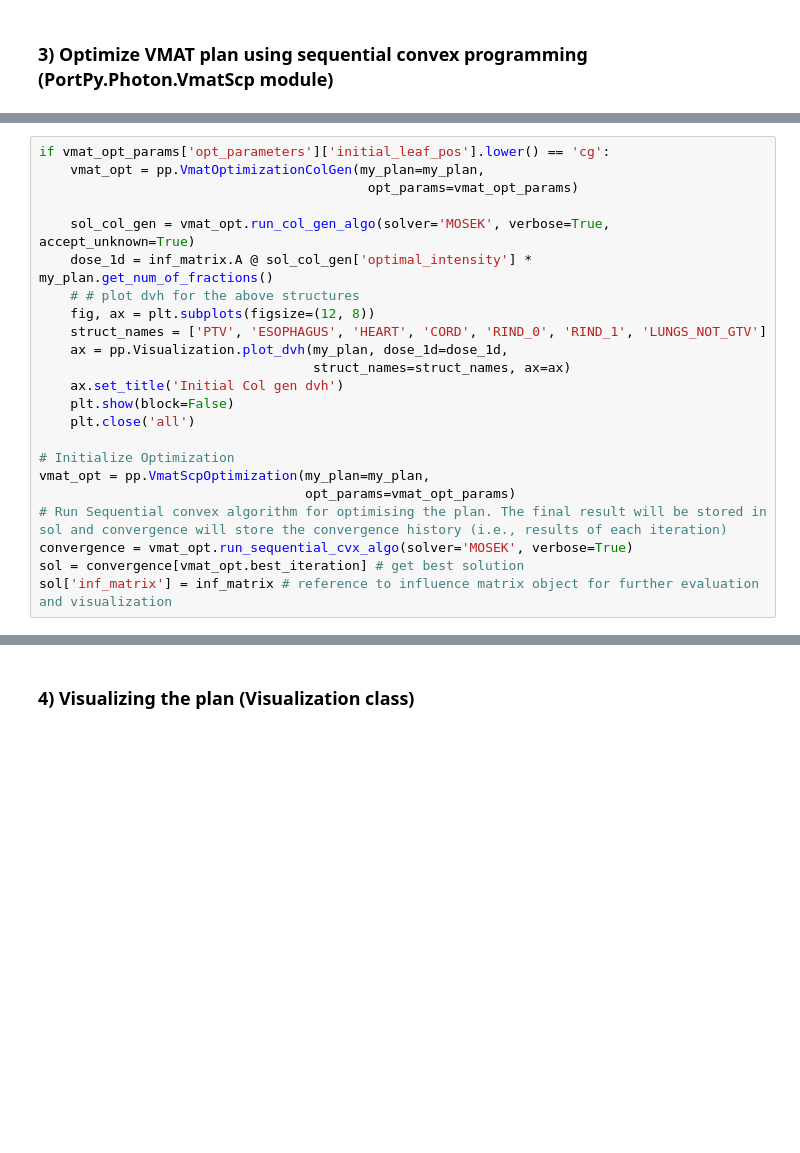
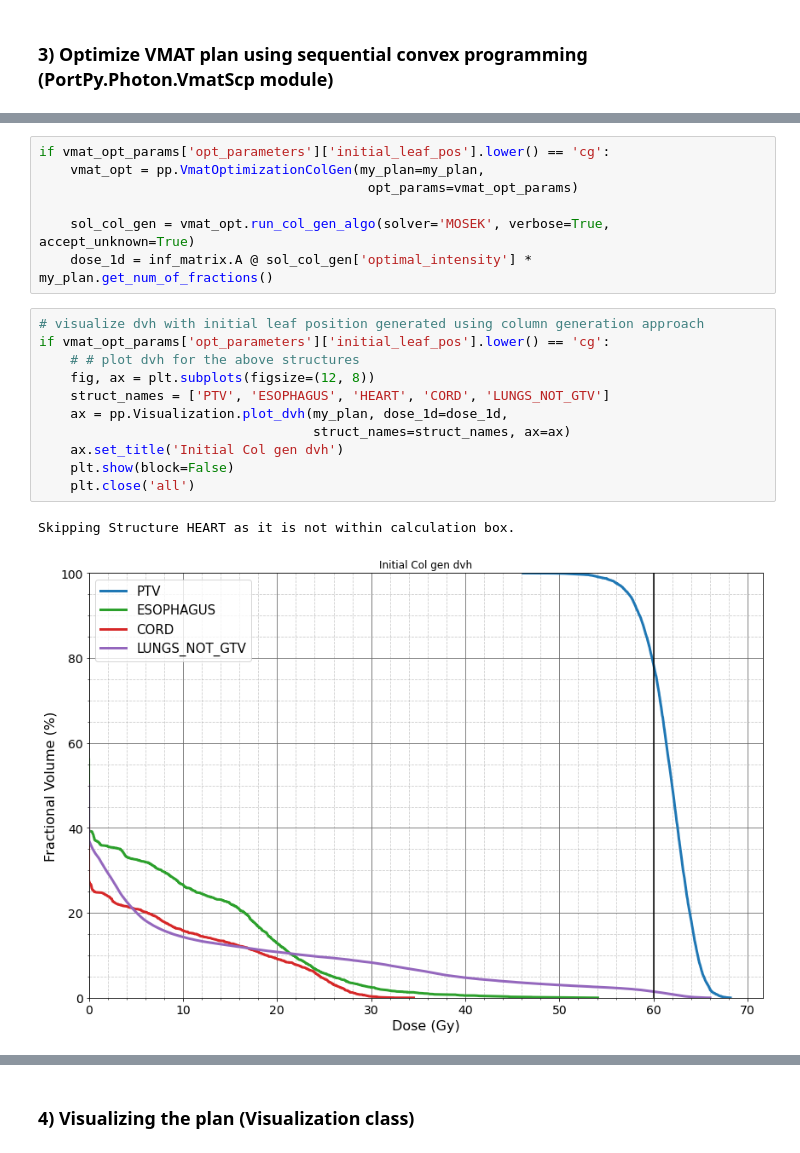
Before and after one commit to PortPy-Project/PortPy, a Jupyter notebook: examples/vmat_scp_tutorial.ipynb, the cells around one changed output, grey strips where cells are left out. Drawn from its saved outputs; the diff is of its cells as text; blank space fills up the shorter version.

```diff
--- a/examples/vmat_scp_tutorial.ipynb
+++ b/examples/vmat_scp_tutorial.ipynb
@@ -120,19 +146,17 @@ if vmat_opt_params['opt_parameters']['initial_leaf_pos'].lower() == 'cg':
 
     sol_col_gen = vmat_opt.run_col_gen_algo(solver='MOSEK', verbose=True, accept_unknown=True)
     dose_1d = inf_matrix.A @ sol_col_gen['optimal_intensity'] * my_plan.get_num_of_fractions()
-    # # plot dvh for the above structures
-    fig, ax = plt.subplots(figsize=(12, 8))
-    struct_names = ['PTV', 'ESOPHAGUS', 'HEART', 'CORD', 'RIND_0', 'RIND_1', 'LUNGS_NOT_GTV']
-    ax = pp.Visualization.plot_dvh(my_plan, dose_1d=dose_1d,
-                                   struct_names=struct_names, ax=ax)
-    ax.set_title('Initial Col gen dvh')
-    plt.show(block=False)
-    plt.close('all')
-
-# Initialize Optimization
-vmat_opt = pp.VmatScpOptimization(my_plan=my_plan,
-                                  opt_params=vmat_opt_params)
-# Run Sequential convex algorithm for optimising the plan. The final result will be stored in sol and convergence will store the convergence history (i.e., results of each iteration)
-convergence = vmat_opt.run_sequential_cvx_algo(solver='MOSEK', verbose=True)
-sol = convergence[vmat_opt.best_iteration] # get best solution
-sol['inf_matrix'] = inf_matrix # reference to influence matrix object for further evaluation and visualization
+# %%
+# visualize dvh with initial leaf position generated using column generation approach
+if vmat_opt_params['opt_parameters']['initial_leaf_pos'].lower() == 'cg':
+    # # plot dvh for the above structures
+    fig, ax = plt.subplots(figsize=(12, 8))
+    struct_names = ['PTV', 'ESOPHAGUS', 'HEART', 'CORD', 'LUNGS_NOT_GTV']
+    ax = pp.Visualization.plot_dvh(my_plan, dose_1d=dose_1d,
+                                   struct_names=struct_names, ax=ax)
+    ax.set_title('Initial Col gen dvh')
+    plt.show(block=False)
+    plt.close('all')
+# %% [output]
+Skipping Structure HEART as it is not within calculation box.
+[figure, added]
```
Also changed, not shown: parts of 7 cells of this notebook, 24 other files.
